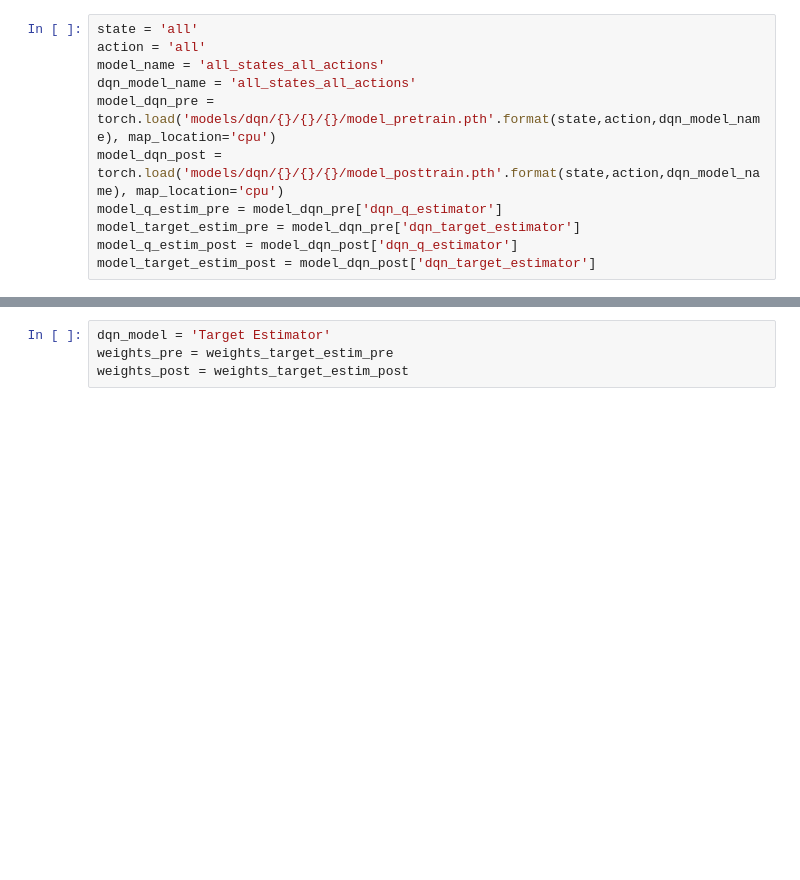
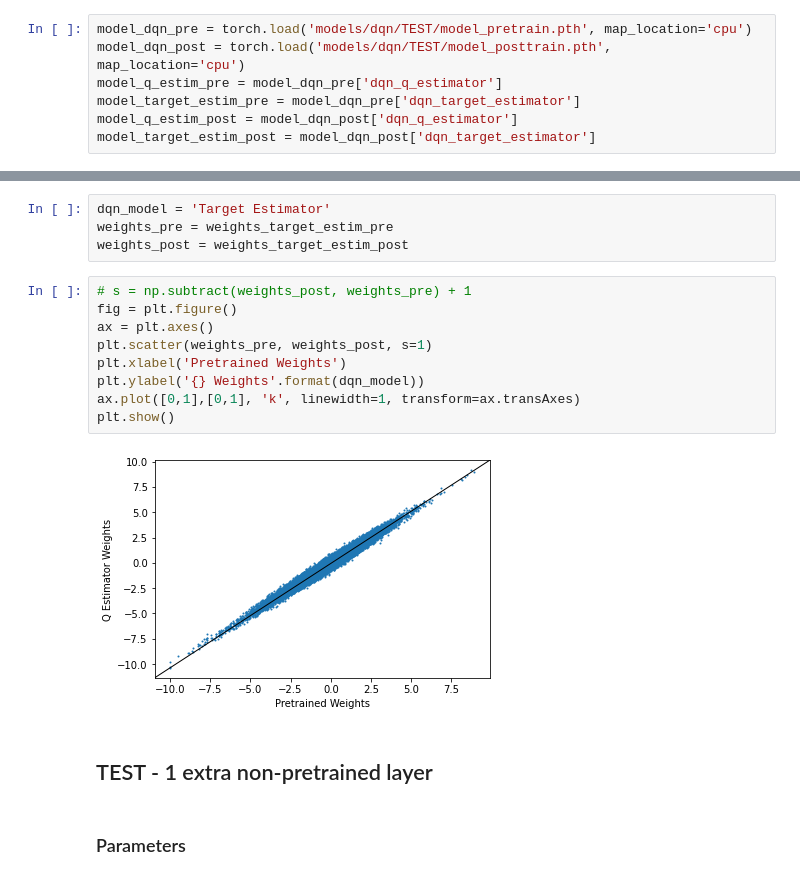
Before and after one commit to tancalv2/PretrainGinRummy, a Jupyter notebook: dqn.ipynb, the cells around one changed output, grey strips where cells are left out. Drawn from its saved outputs; the diff is of its cells as text; blank space fills up the shorter version.

```diff
--- a/dqn.ipynb
+++ b/dqn.ipynb
@@ -1238,10 +1466,6 @@ INFO - Agent dqn, step 413365, rl-loss: 0.45914340019226074./plots/dqn/all/all/a
 # %%
-state = 'all'
-action = 'all'
-model_name = 'all_states_all_actions'
-dqn_model_name = 'all_states_all_actions'
-model_dqn_pre = torch.load('models/dqn/{}/{}/{}/model_pretrain.pth'.format(state,action,dqn_model_name), map_location='cpu')
-model_dqn_post = torch.load('models/dqn/{}/{}/{}/model_posttrain.pth'.format(state,action,dqn_model_name), map_location='cpu')
+model_dqn_pre = torch.load('models/dqn/TEST/model_pretrain.pth', map_location='cpu')
+model_dqn_post = torch.load('models/dqn/TEST/model_posttrain.pth', map_location='cpu')
 model_q_estim_pre = model_dqn_pre['dqn_q_estimator']
 model_target_estim_pre = model_dqn_pre['dqn_target_estimator']
 model_q_estim_post = model_dqn_post['dqn_q_estimator']
@@ -1274,3 +1487,18 @@ weights_post = weights_q_estim_post
 dqn_model = 'Target Estimator'
 weights_pre = weights_target_estim_pre
 weights_post = weights_target_estim_post
+# %%
+# s = np.subtract(weights_post, weights_pre) + 1
+fig = plt.figure()
+ax = plt.axes()
+plt.scatter(weights_pre, weights_post, s=1)
+plt.xlabel('Pretrained Weights')
+plt.ylabel('{} Weights'.format(dqn_model))
+ax.plot([0,1],[0,1], 'k', linewidth=1, transform=ax.transAxes)
+plt.show()
+# %% [output]
+[figure, added]
+# %% [markdown]
+## TEST - 1 extra non-pretrained layer
+# %% [markdown]
+### Parameters
```
Also changed, not shown: parts of 141 cells of this notebook, 25 other files.
